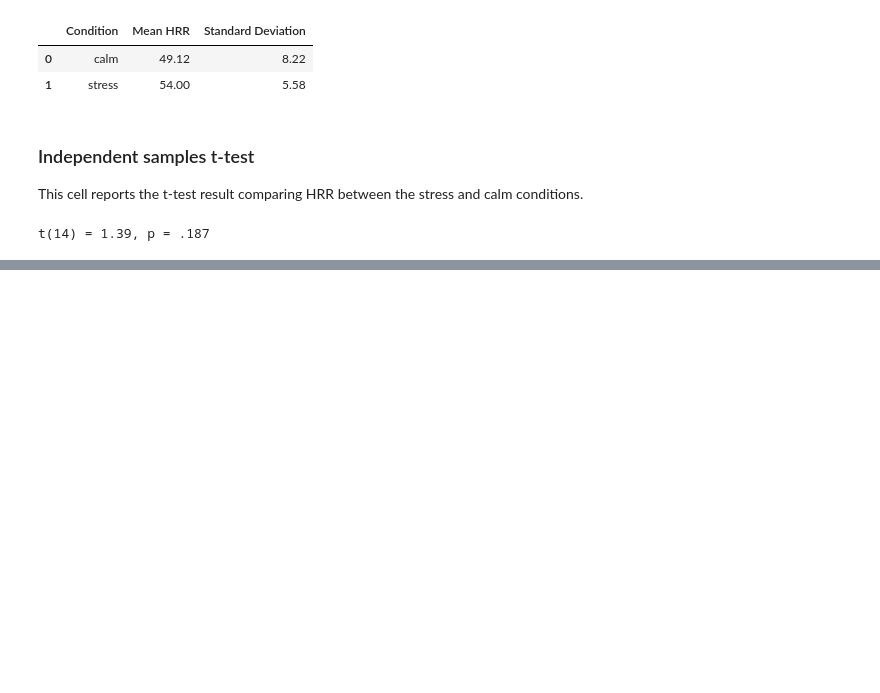
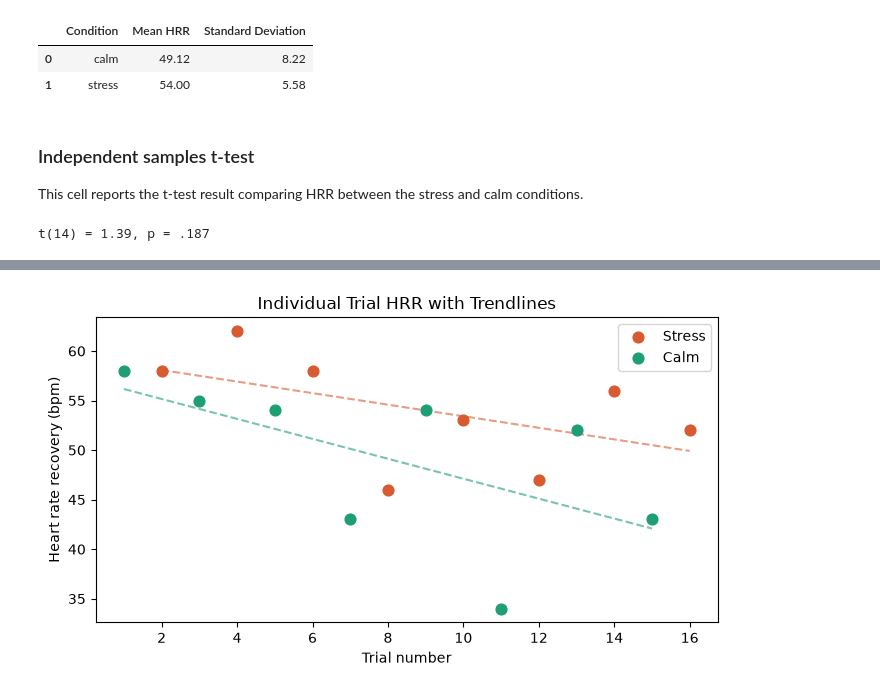
Before and after one commit to ctyy7/hrr-research-project, a Jupyter notebook: notebooks/01_create_research_table.ipynb, the cells around one changed output, grey strips where cells are left out. Saved outputs shown, nothing was run; the diff lists cells and outputs as text; code cells hidden in the pictures; blank space fills up the shorter version.

Commit message:
Add final Graph 3 trial variation plot

```diff
--- a/notebooks/01_create_research_table.ipynb
+++ b/notebooks/01_create_research_table.ipynb
@@ -1729,0 +1734,82 @@ t(14) = 1.39, p = .187
+# %%
+# Import libraries for data analysis, graphing, numerical calculations, and file paths
+import pandas as pd
+import matplotlib.pyplot as plt
+import numpy as np
+from pathlib import Path
+
+# Find the main project folder.
+# If the notebook is inside the "notebooks" folder, move one level up.
+project_root = Path.cwd().parent if Path.cwd().name == "notebooks" else Path.cwd()
+
+# Set the path to the final HRR dataset and the figures folder
+data_path = project_root / "data" / "hrr_data.csv"
+figures_folder = project_root / "figures"
+
+# Create the figures folder if it does not already exist
+figures_folder.mkdir(exist_ok=True)
+
+# Load the final HRR dataset
+df = pd.read_csv(data_path)
+
+# Make sure trial_id and HRR are treated as numerical values
+df["trial_id"] = pd.to_numeric(df["trial_id"], errors="coerce")
+df["hrr"] = pd.to_numeric(df["hrr"], errors="coerce")
+
+# Create the figure and axis for Graph 3
+fig, ax = plt.subplots(figsize=(7, 4))
+
+# Plot each condition separately so the colours and trendlines match each condition
+for condition, color, label in [
+    ("stress", "#D85A30", "Stress"),
+    ("calm", "#1D9E75", "Calm")
+]:
+    # Select only the rows for this condition
+    subset = df[df["condition"] == condition].copy()
+
+    # Sort by trial number so the trendline is drawn cleanly
+    subset = subset.sort_values("trial_id")
+
+    # Plot each individual trial as a dot
+    ax.scatter(
+        subset["trial_id"],
+        subset["hrr"],
+        color=color,
+        label=label,
+        s=60,
+        zorder=3
+    )
+
+    # Calculate a linear trendline for this condition
+    z = np.polyfit(subset["trial_id"], subset["hrr"], 1)
+    p = np.poly1d(z)
+
+    # Plot the trendline as a dashed line
+    ax.plot(
+        subset["trial_id"],
+        p(subset["trial_id"]),
+        color=color,
+        linestyle="--",
+        alpha=0.6
+    )
+
+# Add clear axis labels
+ax.set_xlabel("Trial number")
+ax.set_ylabel("Heart rate recovery (bpm)")
+
+# Add a clear title
+ax.set_title("Individual Trial HRR with Trendlines")
+
+# Add a legend to show which colour represents each condition
+ax.legend()
+
+# Make the layout fit neatly before saving
+plt.tight_layout()
+
+# Save Graph 3 at 300 dpi for high quality
+plt.savefig(figures_folder / "graph3_final.png", dpi=300, bbox_inches="tight")
+
+# Show the graph in the notebook
+plt.show()
+# %% [output]
+[figure, added]
```
Also changed, not shown: parts of 2 cells of this notebook, 1 other file.
